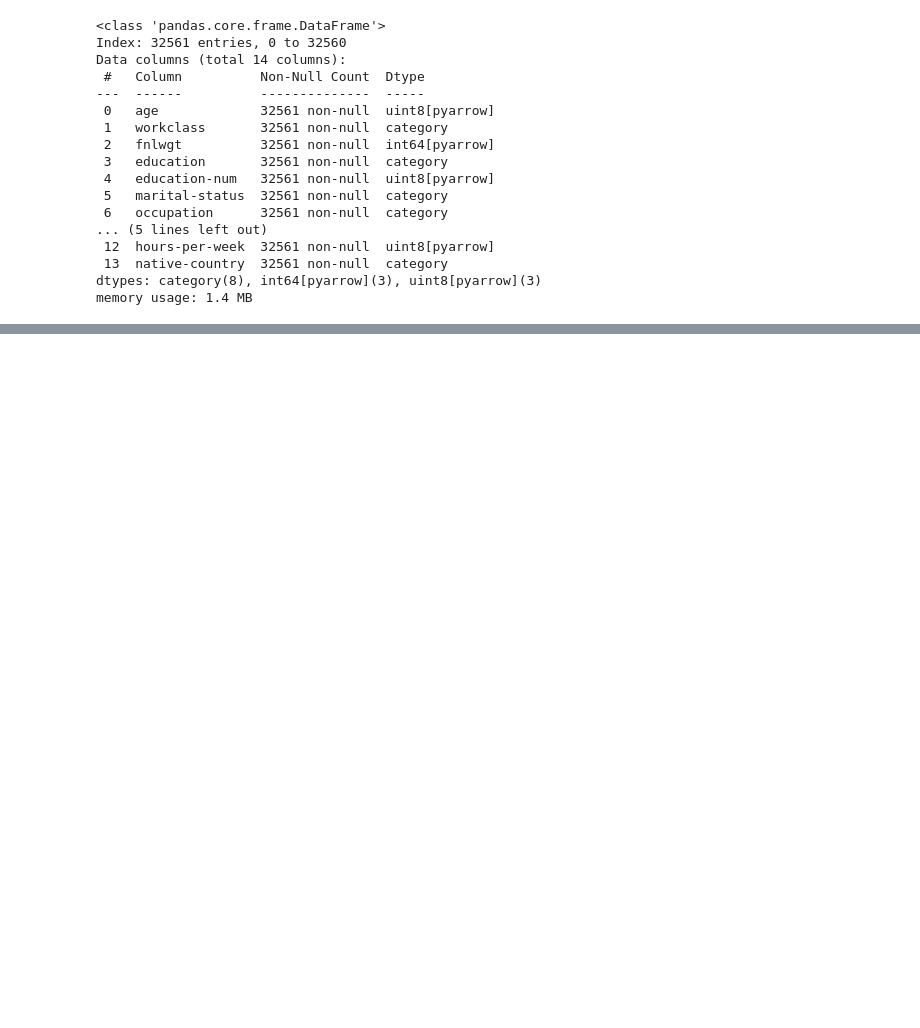
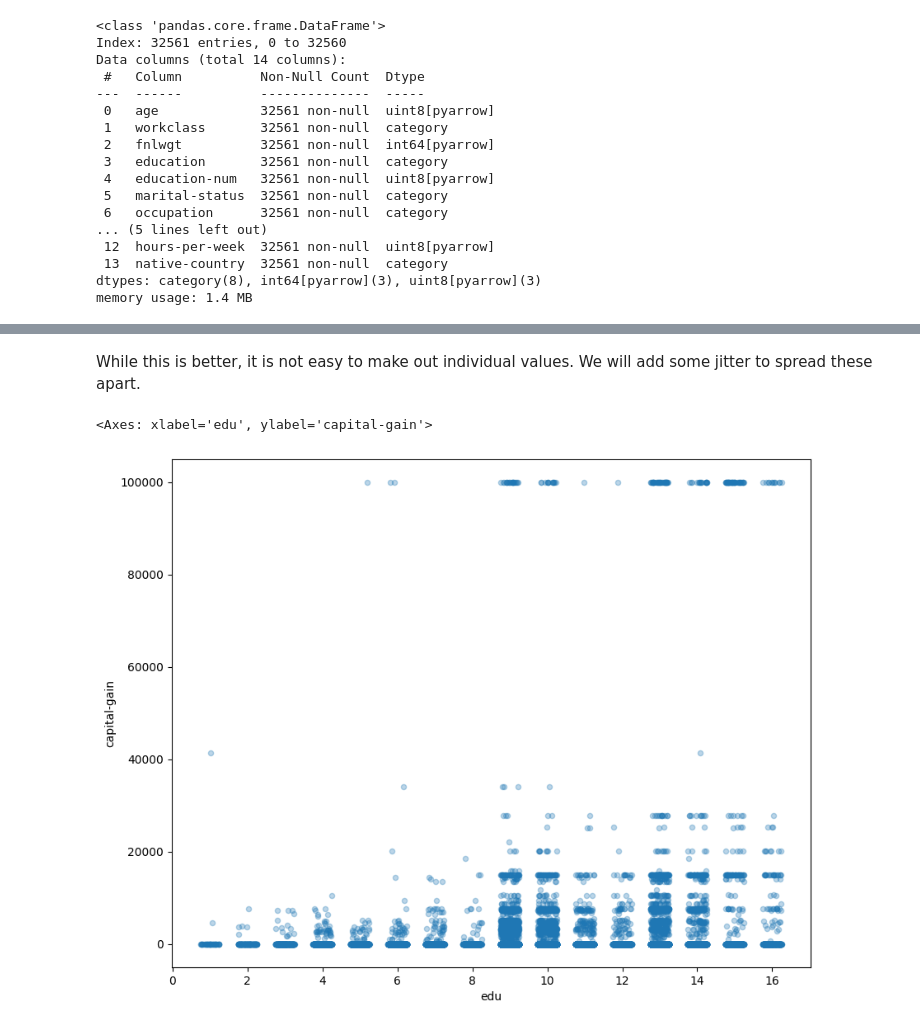
Before and after one commit to agpt8/data_science_portfolio, a Jupyter notebook: income-data-analysis.ipynb, the cells around one changed output, grey strips where cells are left out. Saved outputs shown, nothing was run; the diff lists cells and outputs as text; code cells hidden in the pictures; blank space fills up the shorter version.

```diff
--- a/income-data-analysis.ipynb
+++ b/income-data-analysis.ipynb
@@ -435,0 +479,22 @@ memory usage: 1.4 MB
+# %% [markdown]
+While this is better, it is not easy to make out individual values. We will add some jitter to spread these apart.
+# %%
+import numpy as np
+
+
+def jitter(df, col, amt=0.5):
+    return df[col] + np.random.random(len(df)) * amt - amt / 2
+
+(
+    df
+        .assign(edu=lambda df_: jitter(df_, col="education-num"))
+        .plot
+        .scatter(x="edu",
+                 y="capital-gain",
+                 alpha=0.3,
+                 figsize=(10, 8)
+    )
+)
+# %% [output]
+<Axes: xlabel='edu', ylabel='capital-gain'>
+[figure, added]
```
Also changed, not shown: parts of 16 cells of this notebook.
